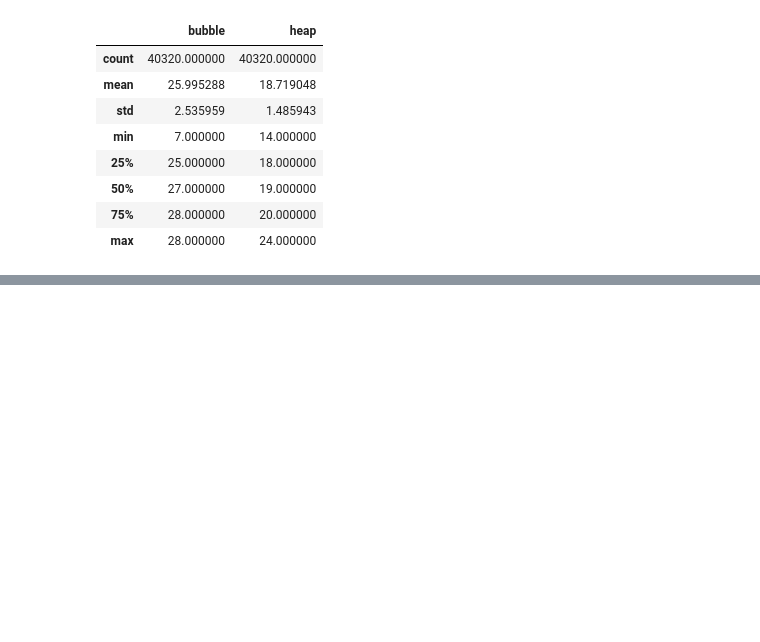
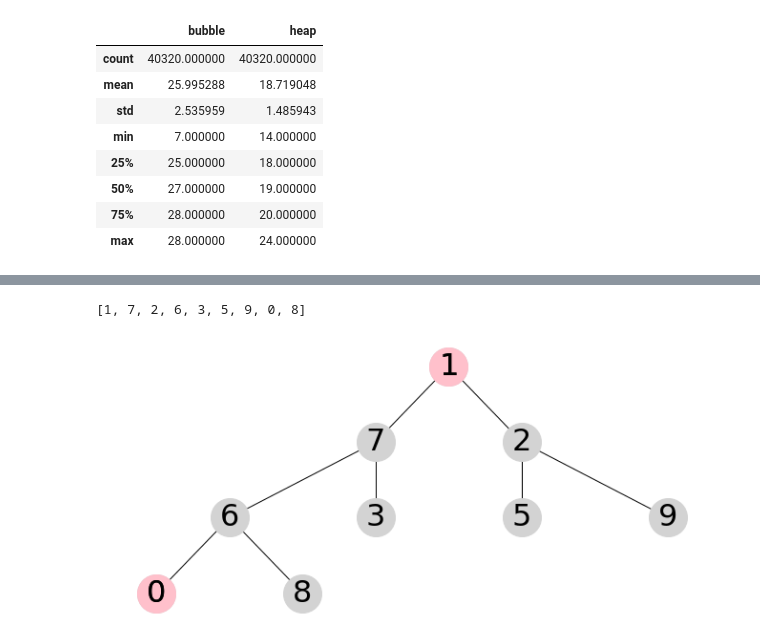
Before and after one commit to NatanTrosmanGMIT/GraphTheory, a Jupyter notebook: Heapsort.ipynb, the cells around one changed output, grey strips where cells are left out. Saved outputs shown, nothing was run; the diff lists cells and outputs as text; code cells hidden in the pictures; blank space fills up the shorter version.

```diff
--- a/Heapsort.ipynb
+++ b/Heapsort.ipynb
@@ -515,0 +595,9 @@ df.describe()
+# %%
+# Swap the second and fourth element of L
+L[1], L[3] = L[3], L[1]
+# Then display it - drawtree(List, [Highlighted elements])
+drawtree(L, [0, 1])
+L
+# %% [output]
+[1, 7, 2, 6, 3, 5, 9, 0, 8]
+[figure, added]
```
Also changed, not shown: parts of 13 cells of this notebook.
